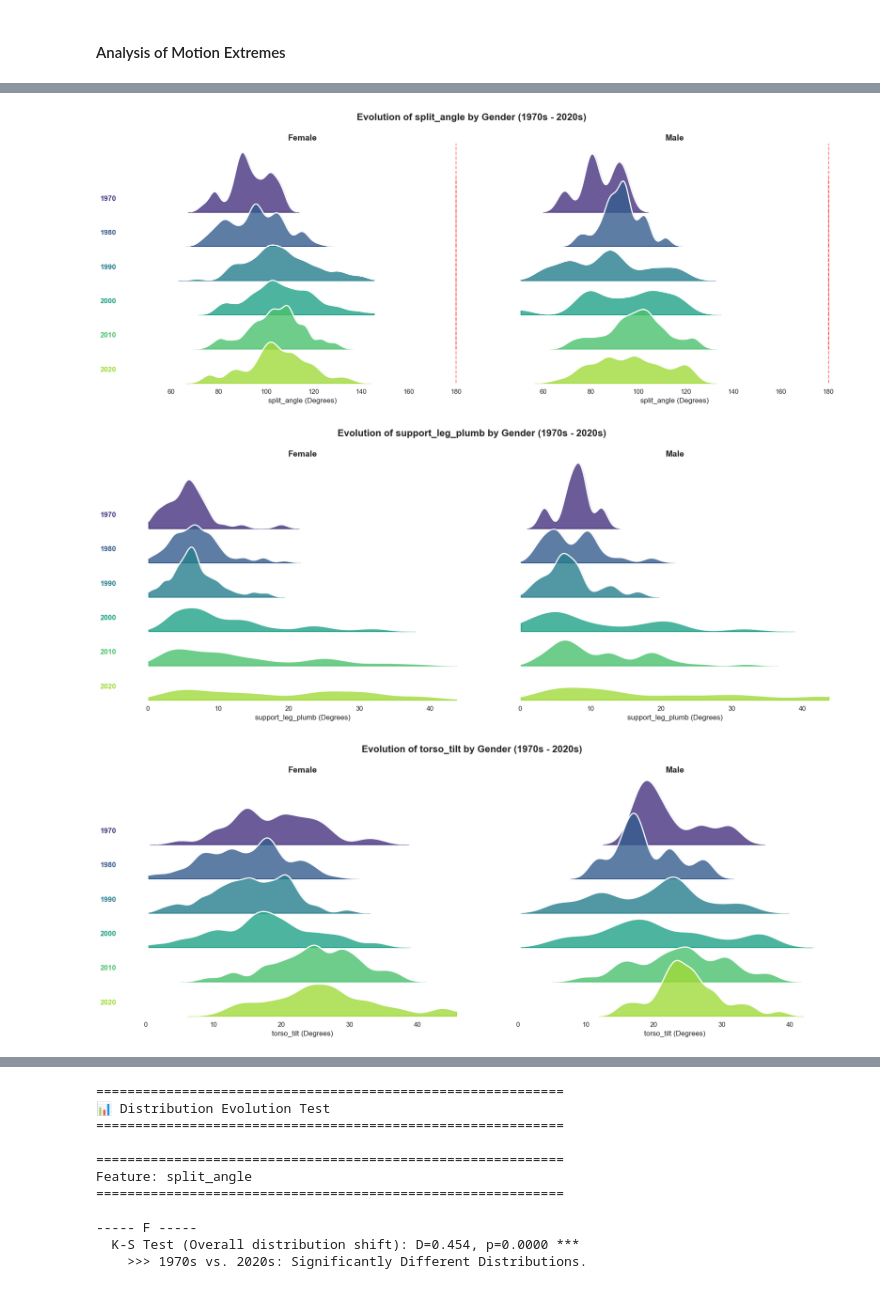
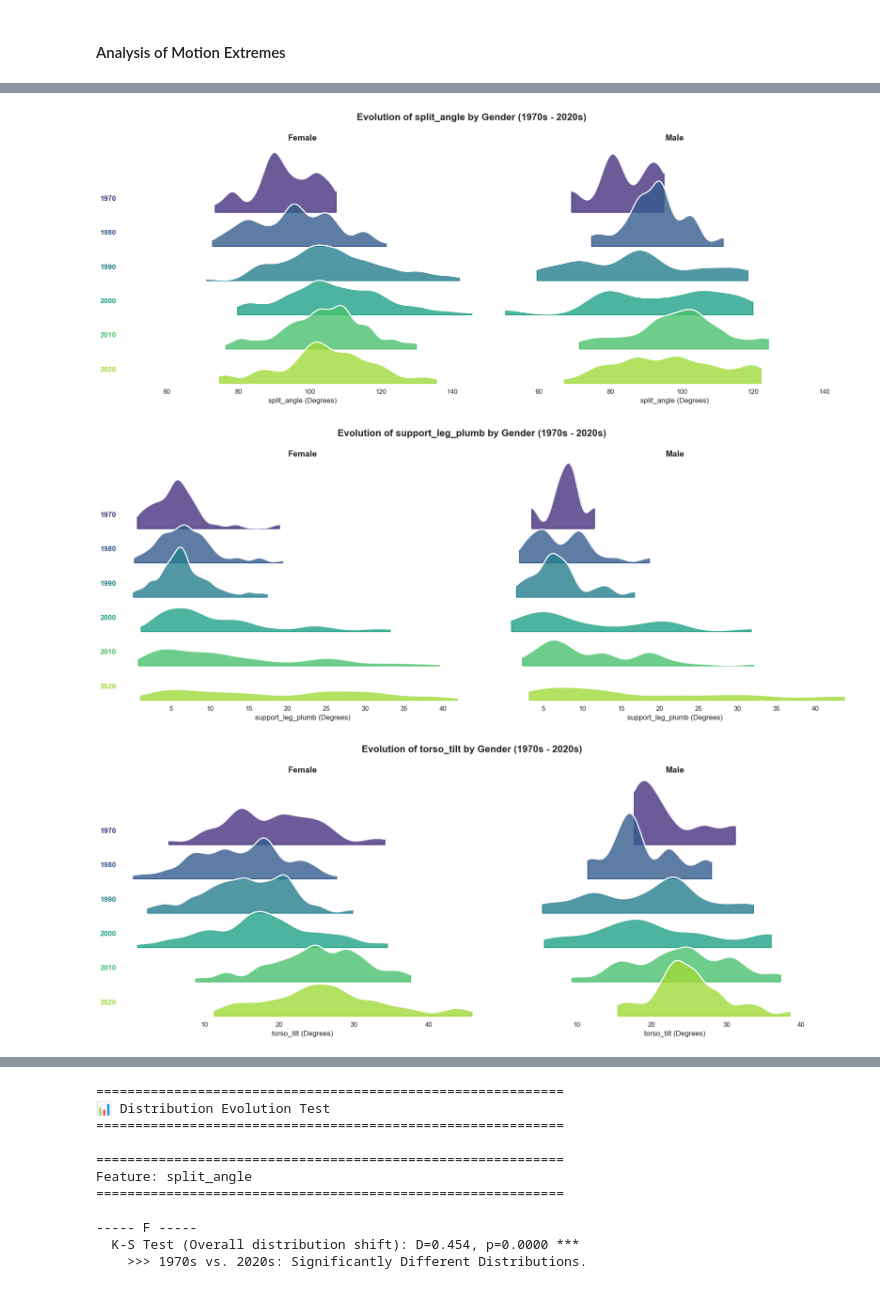
Before and after one commit to TadejPogacar1/DH412-History-and-the-Digital, a Jupyter notebook: arabesque_analysis.ipynb, the cells around one changed output, grey strips where cells are left out. Cells and saved outputs as stored; diff of their text form; code cells hidden in the pictures.

```diff
--- a/arabesque_analysis.ipynb
+++ b/arabesque_analysis.ipynb
@@ -953,7 +961,7 @@ for metric in target_metrics:
 # %%
 df['decade'] = pd.Categorical(df['decade'], categories=sorted(df['decade'].unique()), ordered=True)
 
-def plot_combined_ridge(data, metric, title):
+def plot_combined_ridge(data, metric, title, custom_xlim=None):
     df_clean = data.dropna(subset=[metric]).copy()
 
     if df_clean.empty:
@@ -968,11 +976,16 @@ def plot_combined_ridge(data, metric, title):
     g = sns.FacetGrid(df_clean, row="decade", col="gender_label", hue="decade",
                       aspect=8, height=1.1, palette="viridis")
 
-    min_val = df_clean[metric].min()
-    max_val = df_clean[metric].max()
+    def custom_clipped_kde(data, color, **kwargs):
+        if data.empty: return
 
-    g.map(sns.kdeplot, metric, bw_adjust=.5, clip=(min_val, max_val), clip_on=False, fill=True, alpha=0.8, linewidth=1.5)
-    g.map(sns.kdeplot, metric, clip=(min_val, max_val), clip_on=False, color="w", lw=2, bw_adjust=.5)
+        local_min = data[metric].min()
+        local_max = data[metric].max()
+
+        sns.kdeplot(data=data, color=color, clip=(local_min, local_max), **kwargs)
+
+    g.map_dataframe(custom_clipped_kde, x=metric, bw_adjust=.5, clip_on=False, fill=True, alpha=0.8, linewidth=1.5)
+    g.map_dataframe(custom_clipped_kde, x=metric, clip_on=False, color="w", lw=2, bw_adjust=.5)
 
     def label_decade(x, color, label, **kwargs):
         ax = plt.gca()
@@ -996,6 +1009,9 @@ def plot_combined_ridge(data, metric, title):
 
     g.set_axis_labels(f"{metric} (Degrees)", "")
     g.fig.suptitle(title, y=1.05, fontsize=16, fontweight='bold')
+
+    if custom_xlim:
+        g.set(xlim=custom_xlim)
 
     plt.show()
 
@@ -1011,34 +1027,36 @@ def plot_ridge_by_gender(data, gender, metric, title):
     g = sns.FacetGrid(df_g, row="decade", hue="decade",
                       aspect=8, height=1.1, palette="viridis")
 
     g.map(sns.kdeplot, metric, bw_adjust=.5, clip_on=False, fill=True, alpha=0.8, linewidth=1.5)
 
     g.map(sns.kdeplot, metric, clip_on=False, color="w", lw=2, bw_adjust=.5)
 
     def label(x, color, label):
         ax = plt.gca()
         ax.text(0, .2, label, fontweight="bold", color=color,
                 ha="left", va="center", transform=ax.transAxes, fontsize=12)
     g.map(label, metric)
 
     g.fig.subplots_adjust(hspace=-0.5)
 
     g.set_titles("")
     g.set(yticks=[], ylabel="")
     g.despine(bottom=True, left=True)
 
     if metric == 'split_angle':
         for ax in g.axes.flat:
             ax.axvline(180, color='red', linestyle='--', alpha=0.5, zorder=0)
 
     g.fig.suptitle(title, y=1.01, fontsize=16, fontweight='bold')
     plt.xlabel(f"{metric} (Degrees)")
     plt.show()
 
 for metric in target_metrics:
     title_combined = f"Evolution of {metric} by Gender (1970s - 2020s)"
-    plot_combined_ridge(df, metric, title_combined)
+    min_val = df[metric].min()
+    max_val = df[metric].max()
+    plot_combined_ridge(df, metric, title_combined, (min_val, max_val))
 # %% [output]
-[figure, old version]
+[figure, new version]
-[figure, old version]
+[figure, new version]
-[figure, old version]
+[figure, new version]
```
Also changed, not shown: parts of 2 cells of this notebook.
